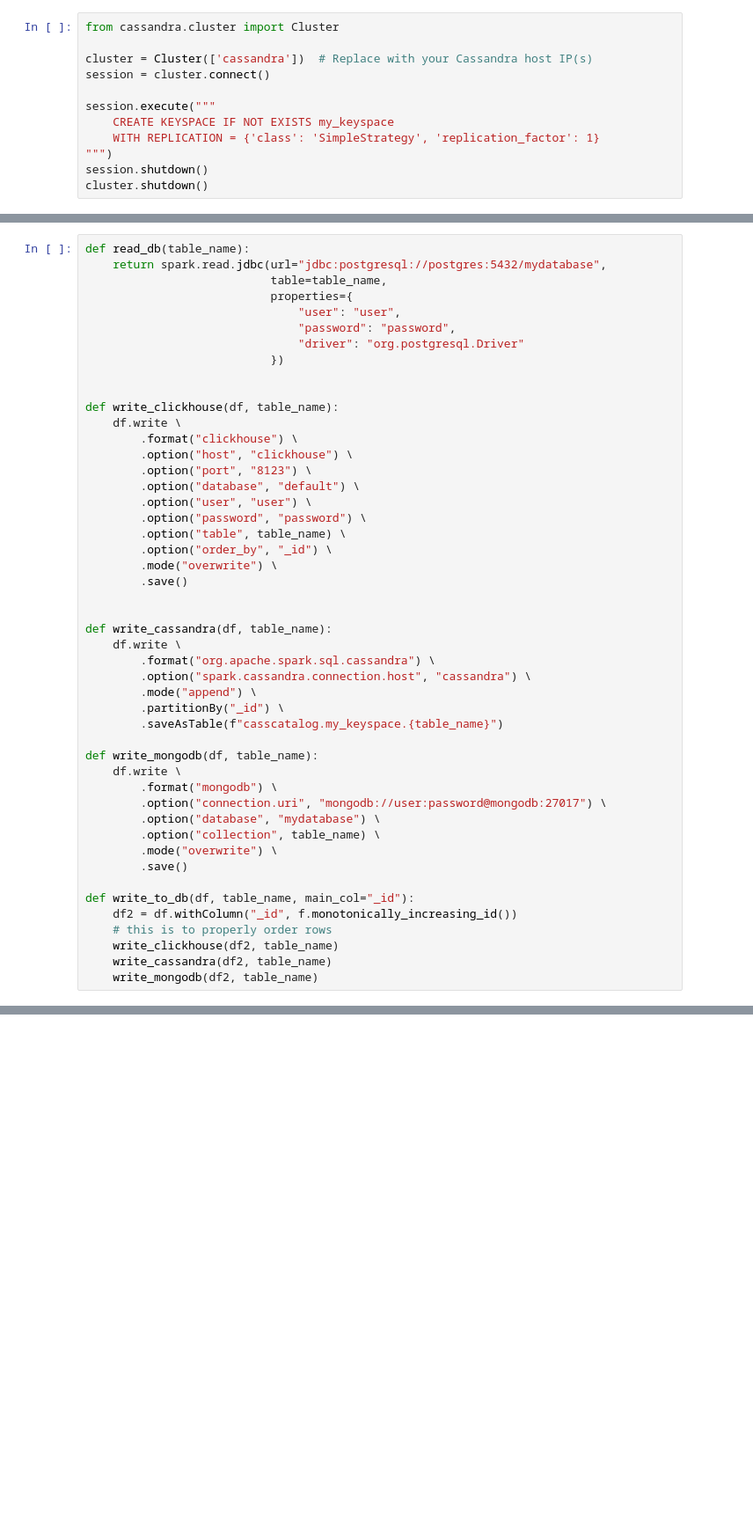
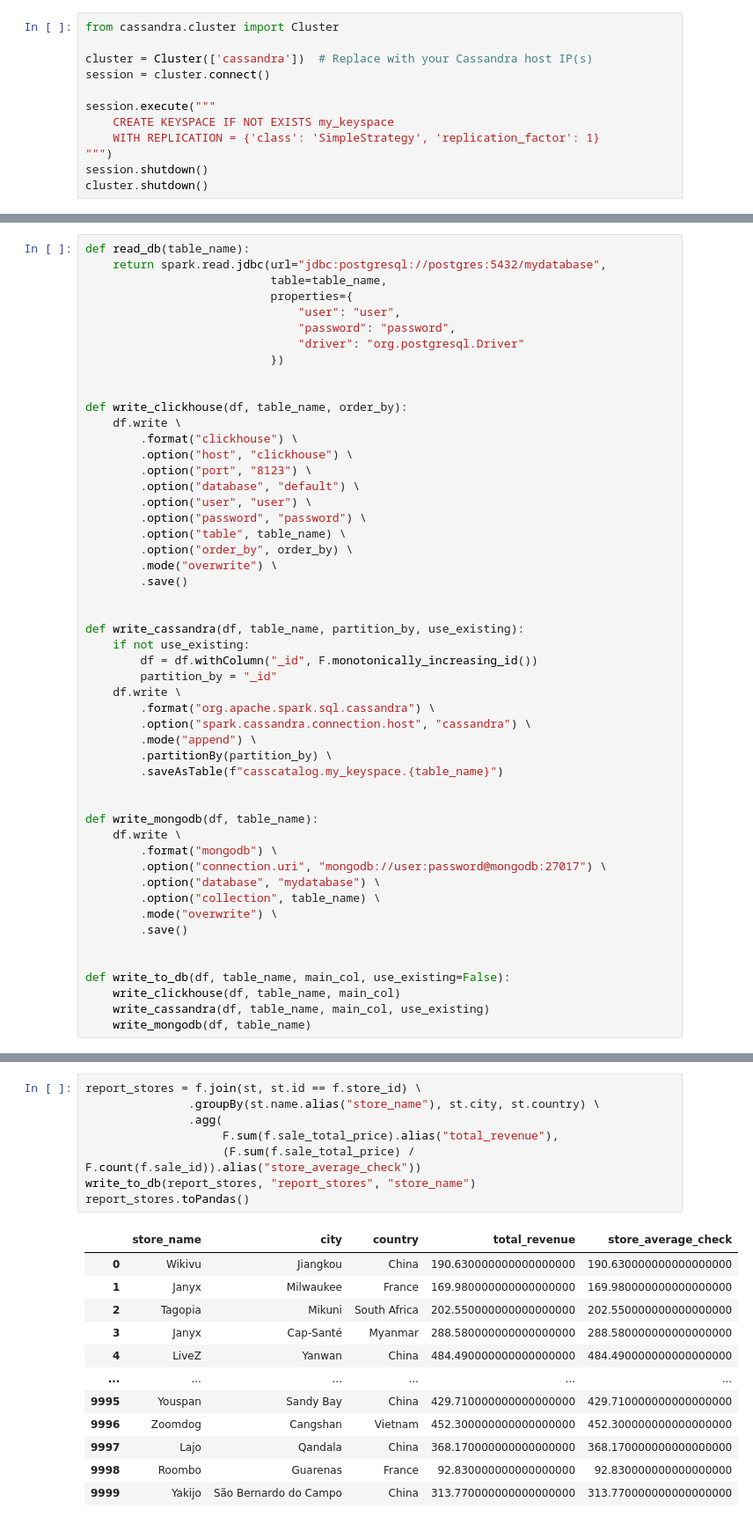
Before and after one commit to zggff/mai_bd_lab2, a Jupyter notebook: notebooks/datamarts.ipynb, the cells around one changed output, grey strips where cells are left out. Shown at 88% size. Saved outputs shown, nothing was run; the diff lists cells and outputs as text; blank space fills up the shorter version.

```diff
--- a/notebooks/datamarts.ipynb
+++ b/notebooks/datamarts.ipynb
@@ -32,7 +35,7 @@ def read_db(table_name):
                            })
 
 
-def write_clickhouse(df, table_name):
+def write_clickhouse(df, table_name, order_by):
     df.write \
         .format("clickhouse") \
         .option("host", "clickhouse") \
@@ -41,18 +44,22 @@ def write_clickhouse(df, table_name):
         .option("user", "user") \
         .option("password", "password") \
         .option("table", table_name) \
-        .option("order_by", "_id") \
+        .option("order_by", order_by) \
         .mode("overwrite") \
         .save()
 
 
-def write_cassandra(df, table_name):
+def write_cassandra(df, table_name, partition_by, use_existing):
+    if not use_existing:
+        df = df.withColumn("_id", F.monotonically_increasing_id())
+        partition_by = "_id"
     df.write \
         .format("org.apache.spark.sql.cassandra") \
         .option("spark.cassandra.connection.host", "cassandra") \
         .mode("append") \
-        .partitionBy("_id") \
+        .partitionBy(partition_by) \
         .saveAsTable(f"casscatalog.my_keyspace.{table_name}")
+
 
 def write_mongodb(df, table_name):
     df.write \
@@ -63,10 +70,9 @@ def write_mongodb(df, table_name):
         .mode("overwrite") \
         .save()
 
-def write_to_db(df, table_name, main_col="_id"):
-    df2 = df.withColumn("_id", f.monotonically_increasing_id())
-    # this is to properly order rows
-    write_clickhouse(df2, table_name)
-    write_cassandra(df2, table_name)
-    write_mongodb(df2, table_name)
+
+def write_to_db(df, table_name, main_col, use_existing=False):
+    write_clickhouse(df, table_name, main_col)
+    write_cassandra(df, table_name, main_col, use_existing)
+    write_mongodb(df, table_name)
 # %%
@@ -444,0 +164,21 @@ ratings_correlation.toPandas()
+# %%
+report_stores = f.join(st, st.id == f.store_id) \
+               .groupBy(st.name.alias("store_name"), st.city, st.country) \
+               .agg(
+                    F.sum(f.sale_total_price).alias("total_revenue"),
+                    (F.sum(f.sale_total_price) / F.count(f.sale_id)).alias("store_average_check"))
+write_to_db(report_stores, "report_stores", "store_name")
+report_stores.toPandas()
+# %% [output]
+|  | store_name | city | country | total_revenue | store_average_check |
+| 0 | Wikivu | Jiangkou | China | 190.630000000000000000 | 190.630000000000000000 |
+| 1 | Janyx | Milwaukee | France | 169.980000000000000000 | 169.980000000000000000 |
+| 2 | Tagopia | Mikuni | South Africa | 202.550000000000000000 | 202.550000000000000000 |
+| 3 | Janyx | Cap-Santé | Myanmar | 288.580000000000000000 | 288.580000000000000000 |
+| 4 | LiveZ | Yanwan | China | 484.490000000000000000 | 484.490000000000000000 |
+| ... | ... | ... | ... | ... | ... |
+| 9995 | Youspan | Sandy Bay | China | 429.710000000000000000 | 429.710000000000000000 |
+| 9996 | Zoomdog | Cangshan | Vietnam | 452.300000000000000000 | 452.300000000000000000 |
+| 9997 | Lajo | Qandala | China | 368.170000000000000000 | 368.170000000000000000 |
+| 9998 | Roombo | Guarenas | France | 92.830000000000000000 | 92.830000000000000000 |
+| 9999 | Yakijo | São Bernardo do Campo | China | 313.770000000000000000 | 313.770000000000000000 |
```
Also changed, not shown: parts of 32 cells of this notebook, 3 other files.
